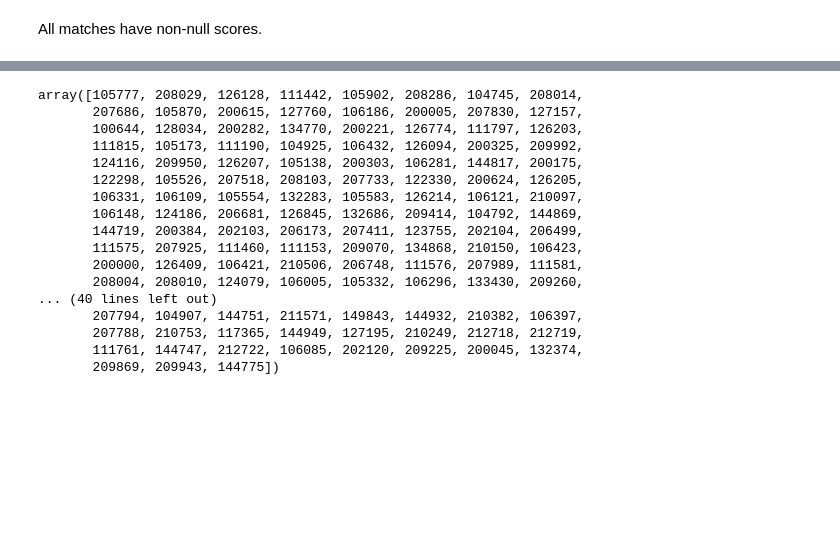
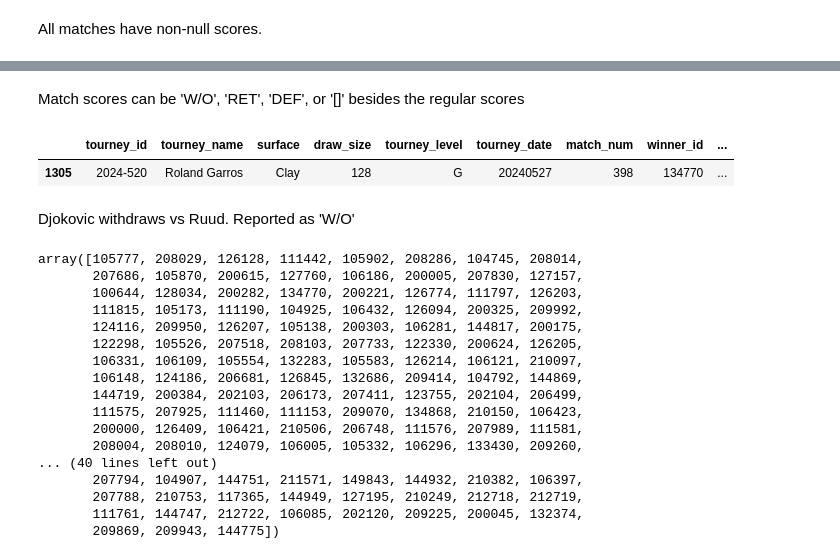
Before and after one commit to rzhen3/Tennis-ETL-Pipeline, a Jupyter notebook: analysis/explore_data.ipynb, the cells around one changed output, grey strips where cells are left out. Cells and saved outputs as stored; diff of their text form; code cells hidden in the pictures; blank space fills up the shorter version.

```diff
--- a/analysis/explore_data.ipynb
+++ b/analysis/explore_data.ipynb
@@ -596,3 +637,19 @@ All matches have non-null scores.
+# %% [markdown]
+Match scores can be 'W/O', 'RET', 'DEF', or '[]' besides the regular scores
+# %%
+novak_id = 104925
+casper_id = 134770
+# display(matches_2024_df[matches_2024_df['tourney_name'] == "Roland Garros"])
+rg_matches = matches_2024_df[matches_2024_df['tourney_name'] == "Roland Garros"]
+# display(rg_matches[rg_matches['round'] == "QF"])
+
+with pd.option_context('display.max_columns', None):
+    display(rg_matches[(rg_matches['winner_id'] == casper_id) & (rg_matches['loser_id'] == novak_id)])
+# %% [output]
+|  | tourney_id | tourney_name | surface | draw_size | tourney_level | tourney_date | match_num | winner_id | ... |
+| 1305 | 2024-520 | Roland Garros | Clay | 128 | G | 20240527 | 398 | 134770 | ... |
+# %% [markdown]
+Djokovic withdraws vs Ruud. Reported as 'W/O'
 # %%
 # check if player IDs in matches table map to player IDs in players table
 matches_pid =pd.concat([
```
Also changed, not shown: parts of 2 cells of this notebook, 3 other files.
